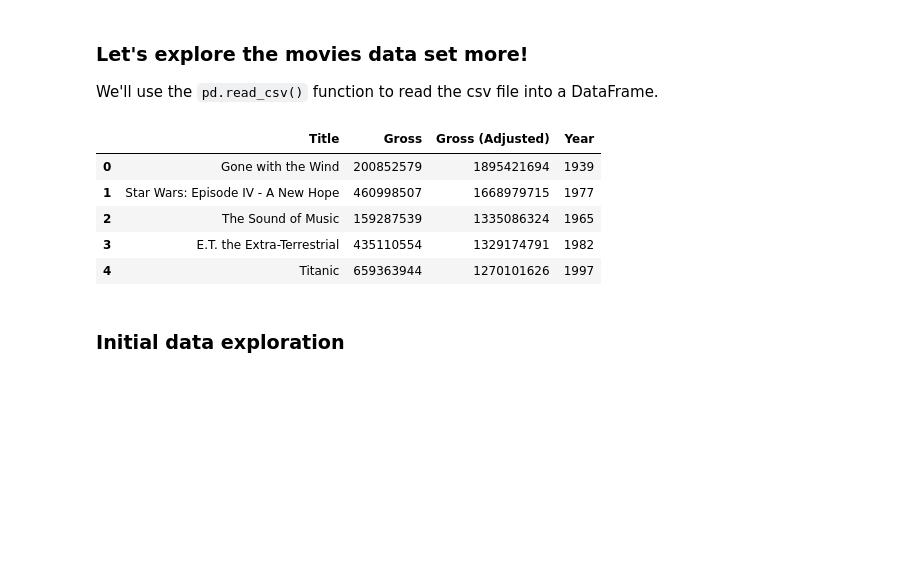
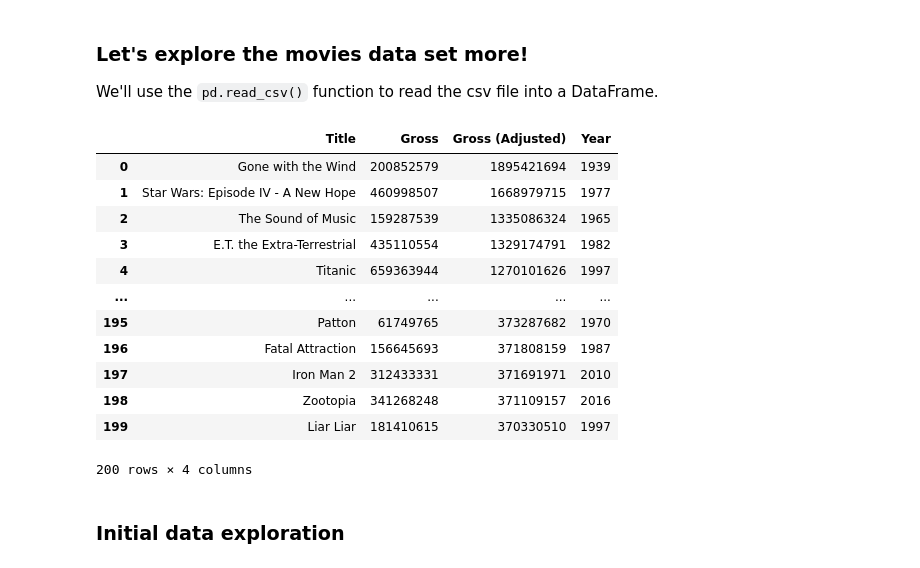
Before and after one commit to Soundarya0512/A1_Python-Review-, a Jupyter notebook: Module02_Data-exploration/Colab_A7_data_explore.ipynb, the cells around one changed output. Saved outputs shown, nothing was run; the diff lists cells and outputs as text; code cells hidden in the pictures; blank space fills up the shorter version.

```diff
--- a/Module02_Data-exploration/Colab_A7_data_explore.ipynb
+++ b/Module02_Data-exploration/Colab_A7_data_explore.ipynb
@@ -63,15 +11,22 @@ We'll use the `pd.read_csv()` function to read the csv file into a DataFrame.
 # %%
 csvFile = 'https://raw.githubusercontent.com/csbfx/advpy122-data/master/top_movies_2020.csv'
 
 movies = pd.read_csv(csvFile)
-movies.head()
+movies
 # %% [output]
 |  | Title | Gross | Gross (Adjusted) | Year |
 | 0 | Gone with the Wind | 200852579 | 1895421694 | 1939 |
 | 1 | Star Wars: Episode IV - A New Hope | 460998507 | 1668979715 | 1977 |
 | 2 | The Sound of Music | 159287539 | 1335086324 | 1965 |
 | 3 | E.T. the Extra-Terrestrial | 435110554 | 1329174791 | 1982 |
 | 4 | Titanic | 659363944 | 1270101626 | 1997 |
+| ... | ... | ... | ... | ... |
+| 195 | Patton | 61749765 | 373287682 | 1970 |
+| 196 | Fatal Attraction | 156645693 | 371808159 | 1987 |
+| 197 | Iron Man 2 | 312433331 | 371691971 | 2010 |
+| 198 | Zootopia | 341268248 | 371109157 | 2016 |
+| 199 | Liar Liar | 181410615 | 370330510 | 1997 |
+200 rows × 4 columns
 # %% [markdown]
 ### Initial data exploration
 # %% [markdown]
```
Also changed, not shown: parts of 19 cells of this notebook.
